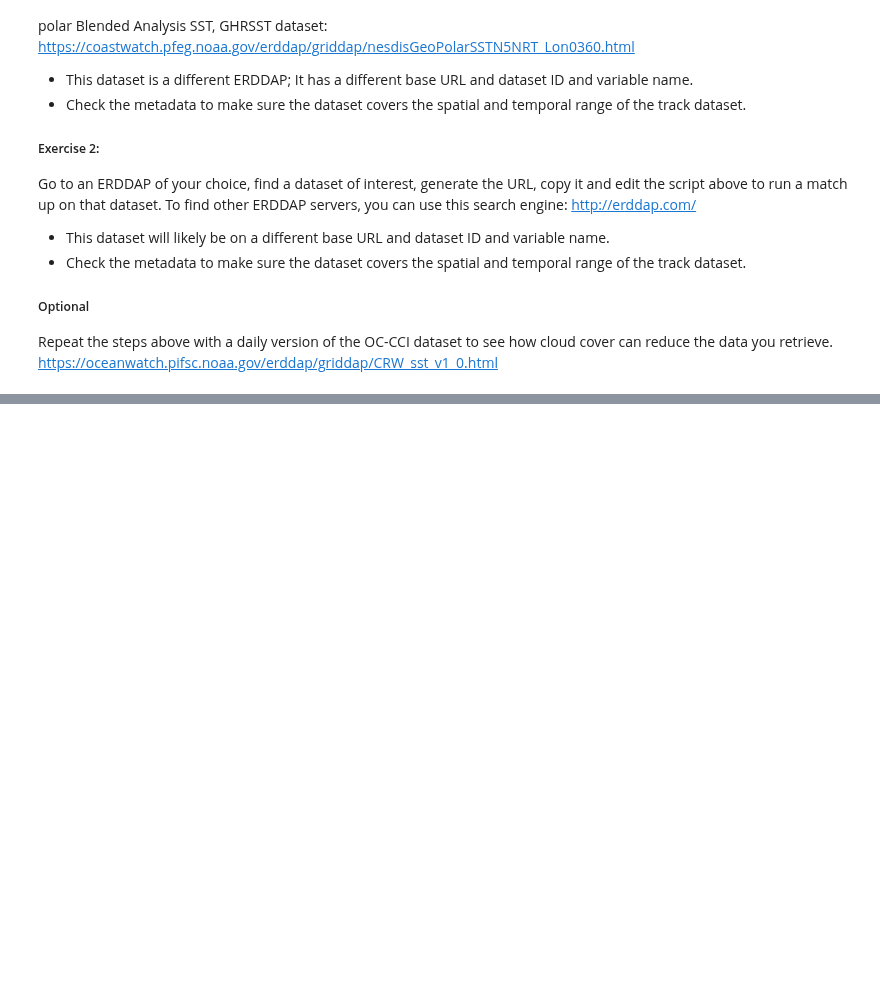
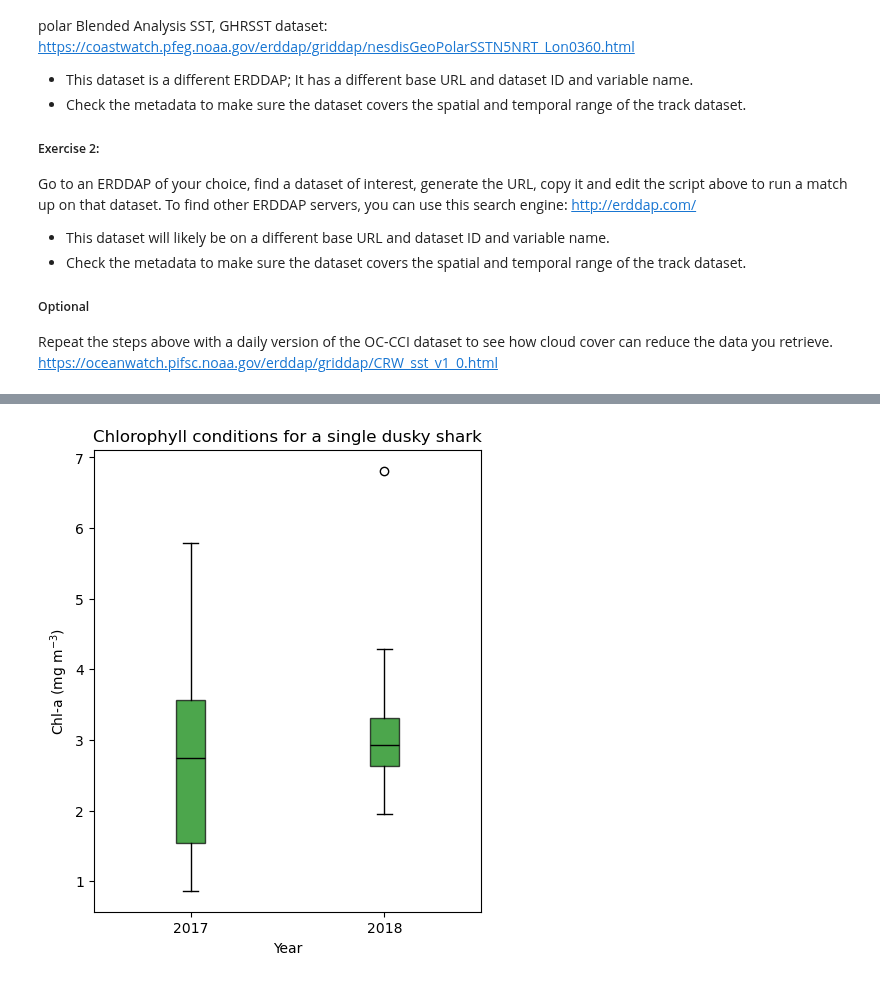
Before and after one commit to coastwatch-training/coastwatch-training.github.io, a Jupyter notebook: tutorials/matchup-satellite-data-to-track-locations/python/satellite_matchups_to_track_locations_xarray.ipynb, the cells around one changed output, grey strips where cells are left out. Cells and saved outputs as stored; diff of their text form; code cells hidden in the pictures; blank space fills up the shorter version.

```diff
--- a/tutorials/matchup-satellite-data-to-track-locations/python/satellite_matchups_to_track_locations_xarray.ipynb
+++ b/tutorials/matchup-satellite-data-to-track-locations/python/satellite_matchups_to_track_locations_xarray.ipynb
@@ -378,0 +678,29 @@ https://oceanwatch.pifsc.noaa.gov/erddap/griddap/CRW_sst_v1_0.html
+# %%
+df1 = alltags.loc[alltags["transmitter"] == shark1, ["date", "chlorophyll"]].dropna()
+df1["year"] = pd.to_datetime(df1["date"]).dt.year
+
+vals_2017 = df1.loc[df1["year"] == 2017, "chlorophyll"].to_numpy()
+vals_2018 = df1.loc[df1["year"] == 2018, "chlorophyll"].to_numpy()
+
+fig, ax = plt.subplots(figsize=(5, 6))
+
+ax.boxplot(
+    [vals_2017, vals_2018],
+    positions=[1, 2],
+    patch_artist=True,                      # allow filled boxes
+    boxprops=dict(facecolor="green", alpha=0.7),
+    medianprops=dict(color="black"),
+    whiskerprops=dict(color="black"),
+    capprops=dict(color="black")
+)
+
+ax.set_title("Chlorophyll conditions for a single dusky shark")
+ax.set_xlabel("Year")
+ax.set_ylabel("Chl-a (mg m$^{-3}$)")
+
+ax.set_xticks([1, 2])
+ax.set_xticklabels(["2017", "2018"])
+
+plt.show()
+# %% [output]
+[figure, added]
```
Also changed, not shown: parts of 22 cells of this notebook, 10 other files.
